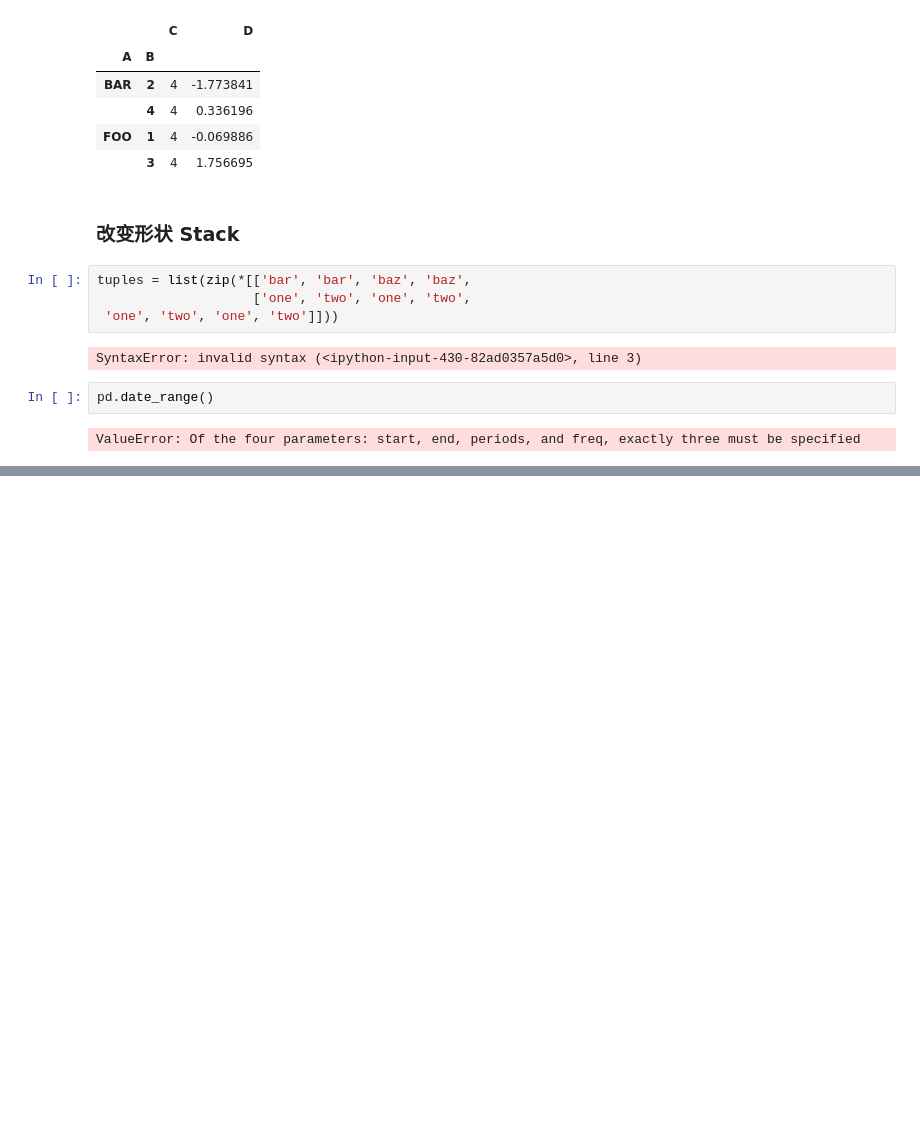
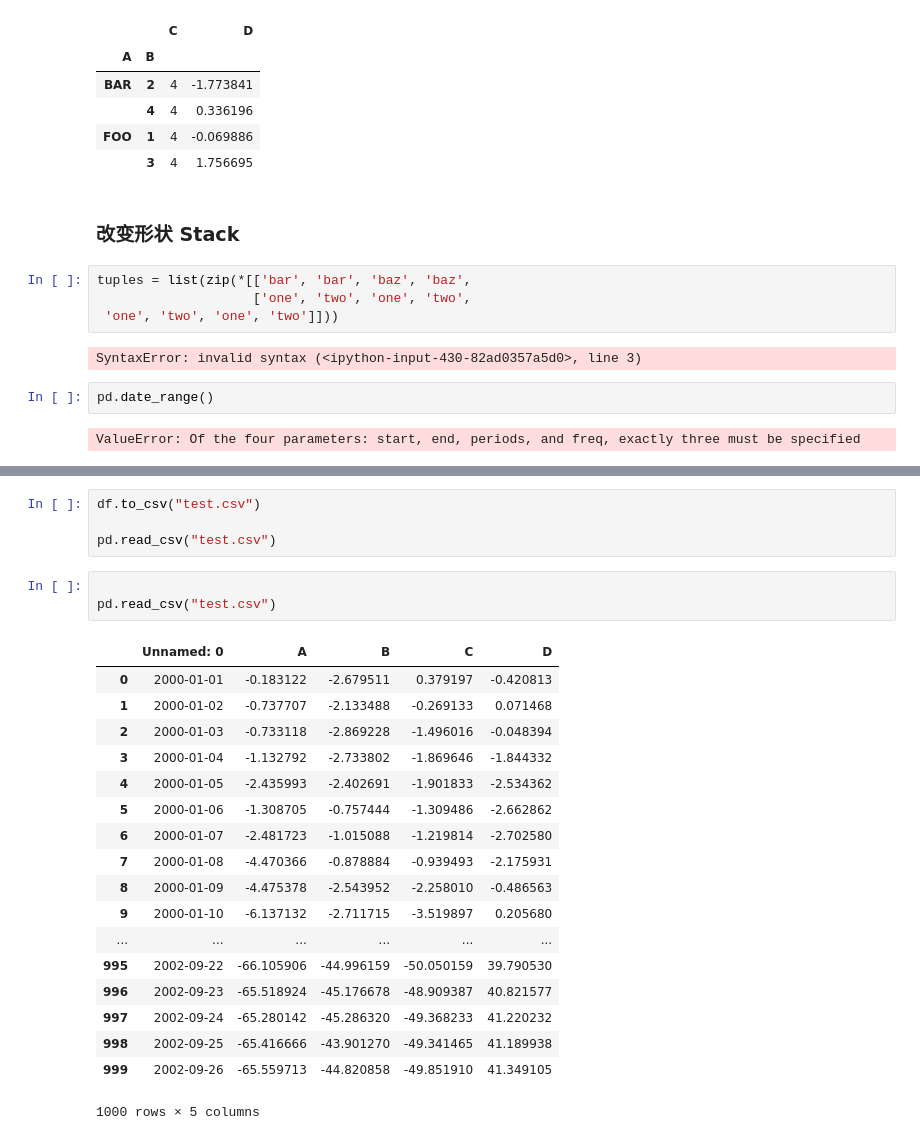
Before and after one commit to Aries000004/grocery, a Jupyter notebook: 07-机器学习数分析/day01/pandas使用.ipynb, the cells around one changed output, grey strips where cells are left out. Saved outputs shown, nothing was run; the diff lists cells and outputs as text; blank space fills up the shorter version.

```diff
--- a/07-机器学习数分析/day01/pandas使用.ipynb
+++ b/07-机器学习数分析/day01/pandas使用.ipynb
@@ -1773,0 +1876,26 @@ ValueError: Of the four parameters: start, end, periods, and freq, exactly three
+# %%
+df.to_csv("test.csv")
+
+pd.read_csv("test.csv")
+# %%
+
+pd.read_csv("test.csv")
+# %% [output]
+|  | Unnamed: 0 | A | B | C | D |
+| 0 | 2000-01-01 | -0.183122 | -2.679511 | 0.379197 | -0.420813 |
+| 1 | 2000-01-02 | -0.737707 | -2.133488 | -0.269133 | 0.071468 |
+| 2 | 2000-01-03 | -0.733118 | -2.869228 | -1.496016 | -0.048394 |
+| 3 | 2000-01-04 | -1.132792 | -2.733802 | -1.869646 | -1.844332 |
+| 4 | 2000-01-05 | -2.435993 | -2.402691 | -1.901833 | -2.534362 |
+| 5 | 2000-01-06 | -1.308705 | -0.757444 | -1.309486 | -2.662862 |
+| 6 | 2000-01-07 | -2.481723 | -1.015088 | -1.219814 | -2.702580 |
+| 7 | 2000-01-08 | -4.470366 | -0.878884 | -0.939493 | -2.175931 |
+| 8 | 2000-01-09 | -4.475378 | -2.543952 | -2.258010 | -0.486563 |
+| 9 | 2000-01-10 | -6.137132 | -2.711715 | -3.519897 | 0.205680 |
+| ... | ... | ... | ... | ... | ... |
+| 995 | 2002-09-22 | -66.105906 | -44.996159 | -50.050159 | 39.790530 |
+| 996 | 2002-09-23 | -65.518924 | -45.176678 | -48.909387 | 40.821577 |
+| 997 | 2002-09-24 | -65.280142 | -45.286320 | -49.368233 | 41.220232 |
+| 998 | 2002-09-25 | -65.416666 | -43.901270 | -49.341465 | 41.189938 |
+| 999 | 2002-09-26 | -65.559713 | -44.820858 | -49.851910 | 41.349105 |
+1000 rows × 5 columns
```
Also changed, not shown: parts of 14 cells of this notebook, 31 other files.
